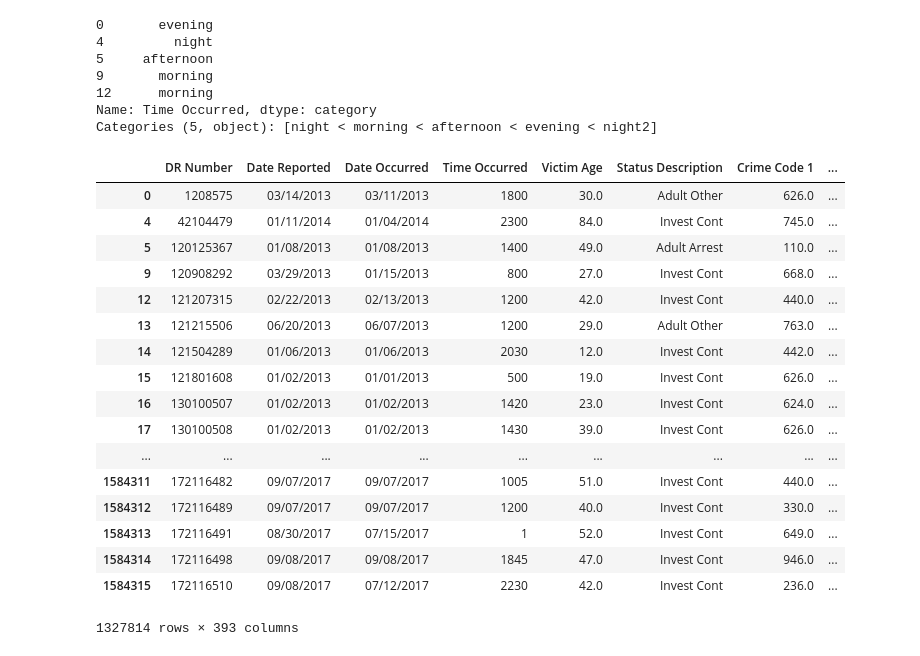
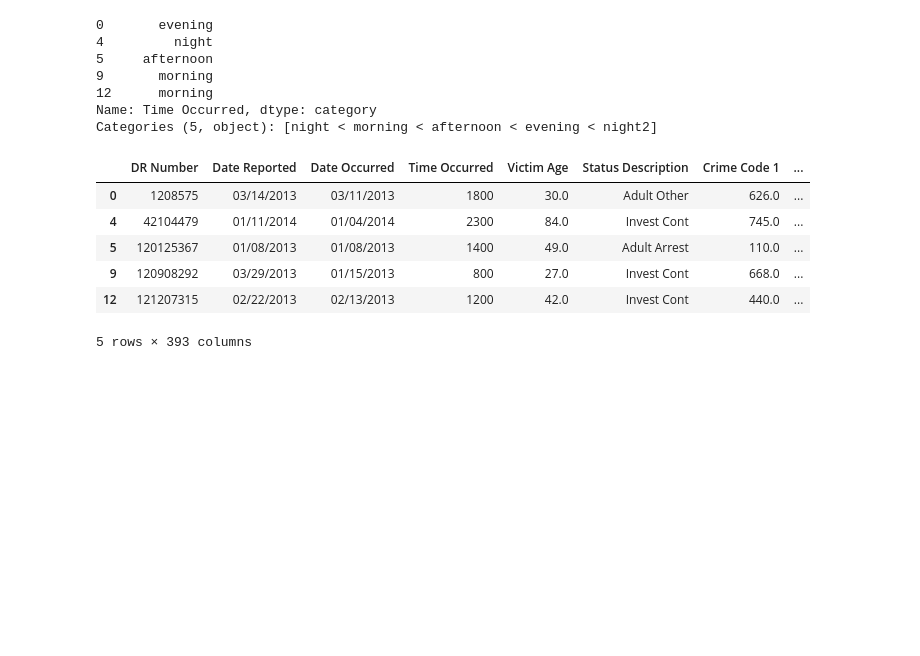
Before and after one commit to enderstorm/crime-prediction, a Jupyter notebook: clean.ipynb, the cells around one changed output. Saved outputs shown, nothing was run; the diff lists cells and outputs as text; code cells hidden in the pictures; blank space fills up the shorter version.

```diff
--- a/clean.ipynb
+++ b/clean.ipynb
@@ -36,3 +133,9 @@ df_coldrop.head(2)
 |  | DR Number | Date Reported | Date Occurred | Time Occurred | Area Name | Crime Code Description | Victim Age | ... |
 | 0 | 1208575 | 03/14/2013 | 03/11/2013 | 1800 | 77th Street | INTIMATE PARTNER - SIMPLE ASSAULT | 30.0 | ... |
 | 1 | 102005556 | 01/25/2010 | 01/22/2010 | 2300 | Olympic | VEHICLE - STOLEN | NaN | ... |
+# %%
+# pocet bez NaN
+# pandas pri slicingu robi iba VIEWS
+# preto treba vytvorit novy DF pomocou copy()
+df_victims_only = df_coldrop.dropna().copy()
+len(df_victims_only)
@@ -49,7 +154,3 @@ len(df_victims_only['Premise Description'].unique())
 len(df_coldrop)
 # %% [output]
 1584316
-# %%
-# pocet bez NaN
-df_victims_only = df_coldrop.dropna()
-len(df_victims_only)
@@ -87,23 +215,12 @@ pd.cut(df_victims_only['Time Occurred'], [0, 500, 1200, 1700, 2100, 2400], label
 Name: Time Occurred, dtype: category
 Categories (5, object): [night < morning < afternoon < evening < night2]
 # %%
-pd.get_dummies(df_victims_only, columns=['Area Name', 'Crime Code Description', 'Premise Description', 'Victim Sex', 'Victim Descent'], drop_first=True)
+pd.get_dummies(df_victims_only, columns=['Area Name', 'Crime Code Description', 'Premise Description', 'Victim Sex', 'Victim Descent'], drop_first=True).head()
 # %% [output]
 |  | DR Number | Date Reported | Date Occurred | Time Occurred | Victim Age | Status Description | Crime Code 1 | ... |
 | 0 | 1208575 | 03/14/2013 | 03/11/2013 | 1800 | 30.0 | Adult Other | 626.0 | ... |
 | 4 | 42104479 | 01/11/2014 | 01/04/2014 | 2300 | 84.0 | Invest Cont | 745.0 | ... |
 | 5 | 120125367 | 01/08/2013 | 01/08/2013 | 1400 | 49.0 | Adult Arrest | 110.0 | ... |
 | 9 | 120908292 | 03/29/2013 | 01/15/2013 | 800 | 27.0 | Invest Cont | 668.0 | ... |
 | 12 | 121207315 | 02/22/2013 | 02/13/2013 | 1200 | 42.0 | Invest Cont | 440.0 | ... |
-| 13 | 121215506 | 06/20/2013 | 06/07/2013 | 1200 | 29.0 | Adult Other | 763.0 | ... |
-| 14 | 121504289 | 01/06/2013 | 01/06/2013 | 2030 | 12.0 | Invest Cont | 442.0 | ... |
-| 15 | 121801608 | 01/02/2013 | 01/01/2013 | 500 | 19.0 | Invest Cont | 626.0 | ... |
-| 16 | 130100507 | 01/02/2013 | 01/02/2013 | 1420 | 23.0 | Invest Cont | 624.0 | ... |
-| 17 | 130100508 | 01/02/2013 | 01/02/2013 | 1430 | 39.0 | Invest Cont | 626.0 | ... |
-| ... | ... | ... | ... | ... | ... | ... | ... | ... |
-| 1584311 | 172116482 | 09/07/2017 | 09/07/2017 | 1005 | 51.0 | Invest Cont | 440.0 | ... |
-| 1584312 | 172116489 | 09/07/2017 | 09/07/2017 | 1200 | 40.0 | Invest Cont | 330.0 | ... |
-| 1584313 | 172116491 | 08/30/2017 | 07/15/2017 | 1 | 52.0 | Invest Cont | 649.0 | ... |
-| 1584314 | 172116498 | 09/08/2017 | 09/08/2017 | 1845 | 47.0 | Invest Cont | 946.0 | ... |
-| 1584315 | 172116510 | 09/08/2017 | 07/12/2017 | 2230 | 42.0 | Invest Cont | 236.0 | ... |
-1327814 rows × 393 columns
+5 rows × 393 columns
```
Also changed, not shown: parts of 12 cells of this notebook, 2 other files.
